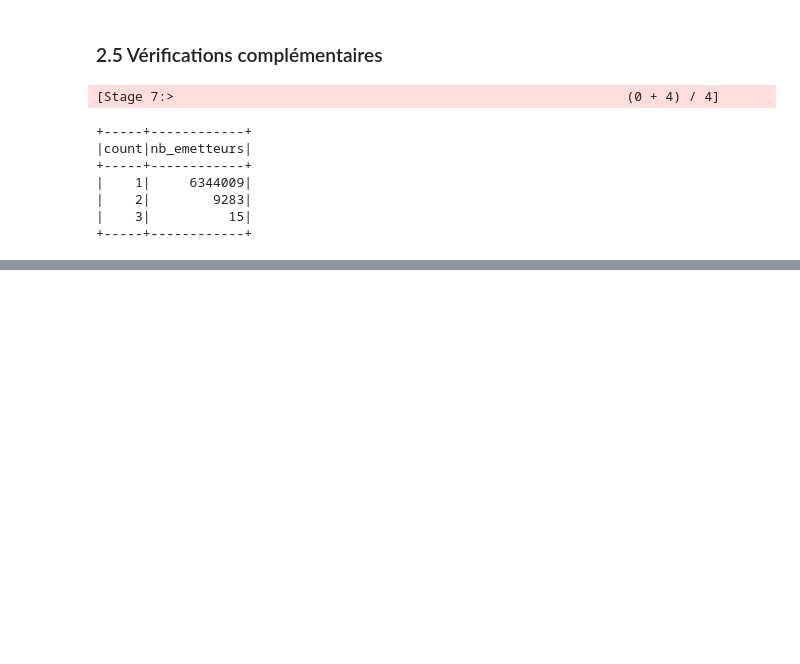
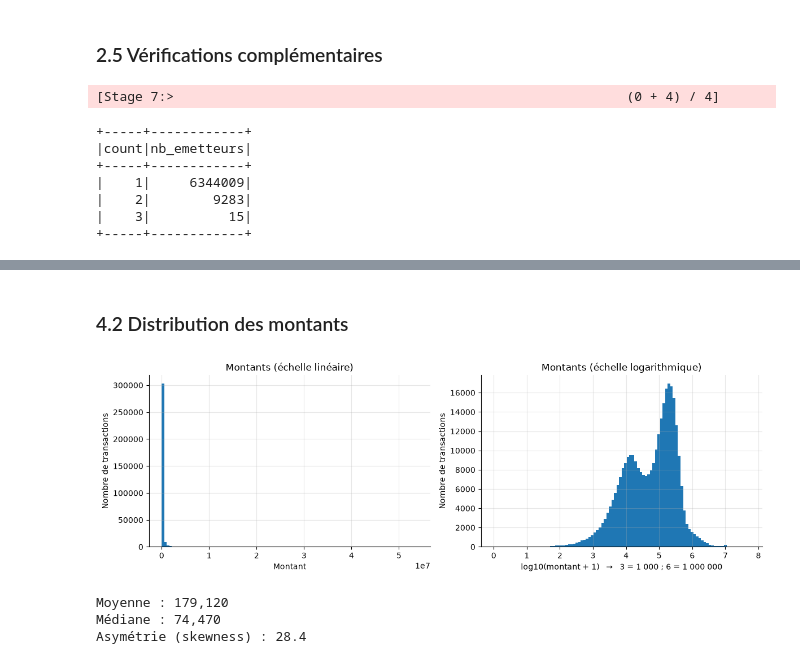
Before and after one commit to Rim-Hamdoune/fraud-lakehouse, a Jupyter notebook: notebooks/01_eda_paysim.ipynb, the cells around one changed output, grey strips where cells are left out. Drawn from its saved outputs; the diff is of its cells as text; code cells hidden in the pictures; blank space fills up the shorter version.

```diff
--- a/notebooks/01_eda_paysim.ipynb
+++ b/notebooks/01_eda_paysim.ipynb
@@ -330,0 +586,28 @@ controles
+# %% [markdown]
+### 4.2 Distribution des montants
+# %%
+fig, axes = plt.subplots(1, 2, figsize=(12, 4))
+
+axes[0].hist(pdf["amount"], bins=100)
+axes[0].set_title("Montants (échelle linéaire)")
+axes[0].set_xlabel("Montant")
+
+axes[1].hist(np.log10(pdf["amount"] + 1), bins=100)
+axes[1].set_title("Montants (échelle logarithmique)")
+axes[1].set_xlabel("log10(montant + 1)   →   3 = 1 000 ; 6 = 1 000 000")
+
+for ax in axes:
+    ax.set_ylabel("Nombre de transactions")
+
+plt.tight_layout()
+plt.show()
+# %% [output]
+[figure, added]
+# %%
+print(f"Moyenne : {pdf['amount'].mean():,.0f}")
+print(f"Médiane : {pdf['amount'].median():,.0f}")
+print(f"Asymétrie (skewness) : {pdf['amount'].skew():.1f}")
+# %% [output]
+Moyenne : 179,120
+Médiane : 74,470
+Asymétrie (skewness) : 28.4
```
Also changed, not shown: parts of 27 cells of this notebook.
